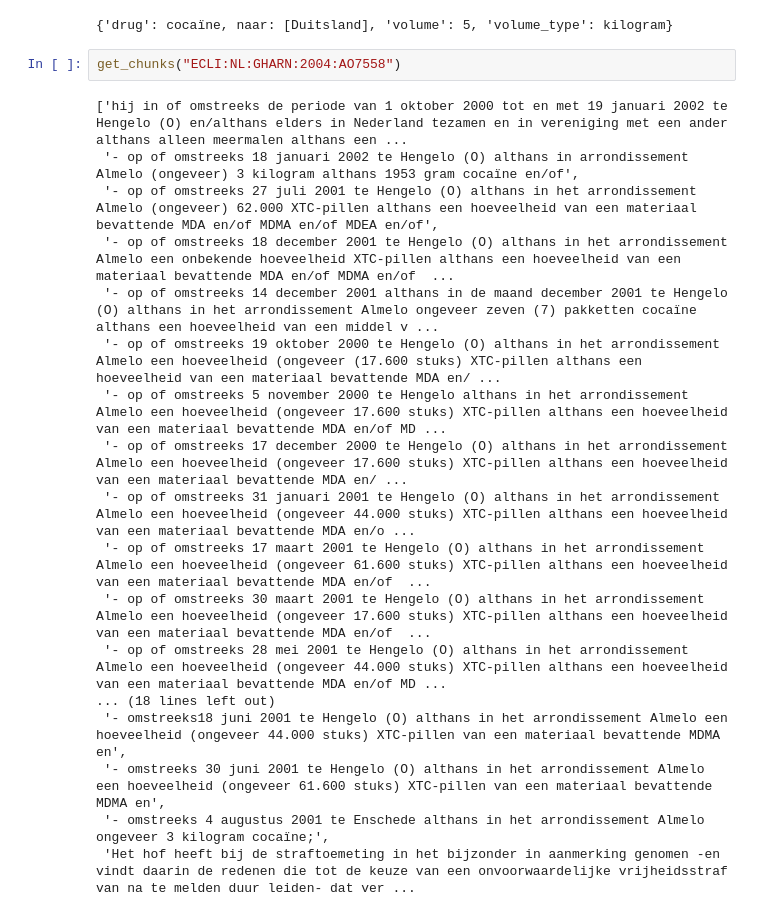
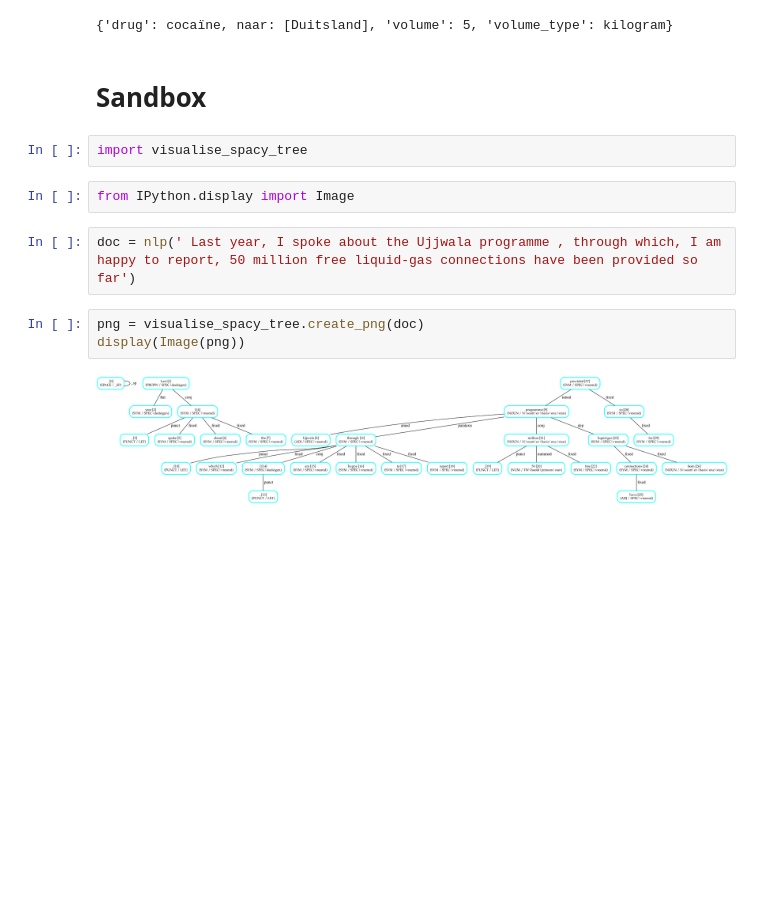
Before and after one commit to bloemetjesgordijn/Master-thesis, a Jupyter notebook: Dutch Court Cases.ipynb, the cells around one changed output. Saved outputs shown, nothing was run; the diff lists cells and outputs as text; blank space fills up the shorter version.

```diff
--- a/Dutch Court Cases.ipynb
+++ b/Dutch Court Cases.ipynb
@@ -969,23 +941,16 @@ De verdachte heeft omstreeks 1 januari 2000 DATE cocaïne DRUG in 5 kilogram QUA
 extract_info('De verdachte heeft omstreeks 1 januari 2000 cocaïne in 5 kilogram bananen naar Duitsland vervoerd.')
 # %% [output]
 {'drug': cocaïne, naar: [Duitsland], 'volume': 5, 'volume_type': kilogram}
-# %%
-get_chunks("ECLI:NL:GHARN:2004:AO7558")
-# %% [output]
-['hij in of omstreeks de periode van 1 oktober 2000 tot en met 19 januari 2002 te Hengelo (O) en/althans elders in Nederland tezamen en in vereniging met een ander althans alleen meermalen althans een ...
- '- op of omstreeks 18 januari 2002 te Hengelo (O) althans in arrondissement Almelo (ongeveer) 3 kilogram althans 1953 gram cocaïne en/of',
- '- op of omstreeks 27 juli 2001 te Hengelo (O) althans in het arrondissement Almelo (ongeveer) 62.000 XTC-pillen althans een hoeveelheid van een materiaal bevattende MDA en/of MDMA en/of MDEA en/of',
- '- op of omstreeks 18 december 2001 te Hengelo (O) althans in het arrondissement Almelo een onbekende hoeveelheid XTC-pillen althans een hoeveelheid van een materiaal bevattende MDA en/of MDMA en/of  ...
- '- op of omstreeks 14 december 2001 althans in de maand december 2001 te Hengelo (O) althans in het arrondissement Almelo ongeveer zeven (7) pakketten cocaïne althans een hoeveelheid van een middel v ...
- '- op of omstreeks 19 oktober 2000 te Hengelo (O) althans in het arrondissement Almelo een hoeveelheid (ongeveer (17.600 stuks) XTC-pillen althans een hoeveelheid van een materiaal bevattende MDA en/ ...
- '- op of omstreeks 5 november 2000 te Hengelo althans in het arrondissement Almelo een hoeveelheid (ongeveer 17.600 stuks) XTC-pillen althans een hoeveelheid van een materiaal bevattende MDA en/of MD ...
- '- op of omstreeks 17 december 2000 te Hengelo (O) althans in het arrondissement Almelo een hoeveelheid (ongeveer 17.600 stuks) XTC-pillen althans een hoeveelheid van een materiaal bevattende MDA en/ ...
- '- op of omstreeks 31 januari 2001 te Hengelo (O) althans in het arrondissement Almelo een hoeveelheid (ongeveer 44.000 stuks) XTC-pillen althans een hoeveelheid van een materiaal bevattende MDA en/o ...
- '- op of omstreeks 17 maart 2001 te Hengelo (O) althans in het arrondissement Almelo een hoeveelheid (ongeveer 61.600 stuks) XTC-pillen althans een hoeveelheid van een materiaal bevattende MDA en/of  ...
- '- op of omstreeks 30 maart 2001 te Hengelo (O) althans in het arrondissement Almelo een hoeveelheid (ongeveer 17.600 stuks) XTC-pillen althans een hoeveelheid van een materiaal bevattende MDA en/of  ...
- '- op of omstreeks 28 mei 2001 te Hengelo (O) althans in het arrondissement Almelo een hoeveelheid (ongeveer 44.000 stuks) XTC-pillen althans een hoeveelheid van een materiaal bevattende MDA en/of MD ...
-... (18 lines left out)
- '- omstreeks18 juni 2001 te Hengelo (O) althans in het arrondissement Almelo een hoeveelheid (ongeveer 44.000 stuks) XTC-pillen van een materiaal bevattende MDMA en',
- '- omstreeks 30 juni 2001 te Hengelo (O) althans in het arrondissement Almelo een hoeveelheid (ongeveer 61.600 stuks) XTC-pillen van een materiaal bevattende MDMA en',
- '- omstreeks 4 augustus 2001 te Enschede althans in het arrondissement Almelo ongeveer 3 kilogram cocaïne;',
- 'Het hof heeft bij de straftoemeting in het bijzonder in aanmerking genomen -en vindt daarin de redenen die tot de keuze van een onvoorwaardelijke vrijheidsstraf van na te melden duur leiden- dat ver ...
+# %% [markdown]
+# Sandbox
+# %%
+import visualise_spacy_tree
+# %%
+from IPython.display import Image
+# %%
+doc = nlp(' Last year, I spoke about the Ujjwala programme , through which, I am happy to report, 50 million free liquid-gas connections have been provided so far')
+# %%
+png = visualise_spacy_tree.create_png(doc)
+display(Image(png))
+# %% [output]
+[figure, added]
```
Also changed, not shown: parts of 28 cells of this notebook, 1 other file.
